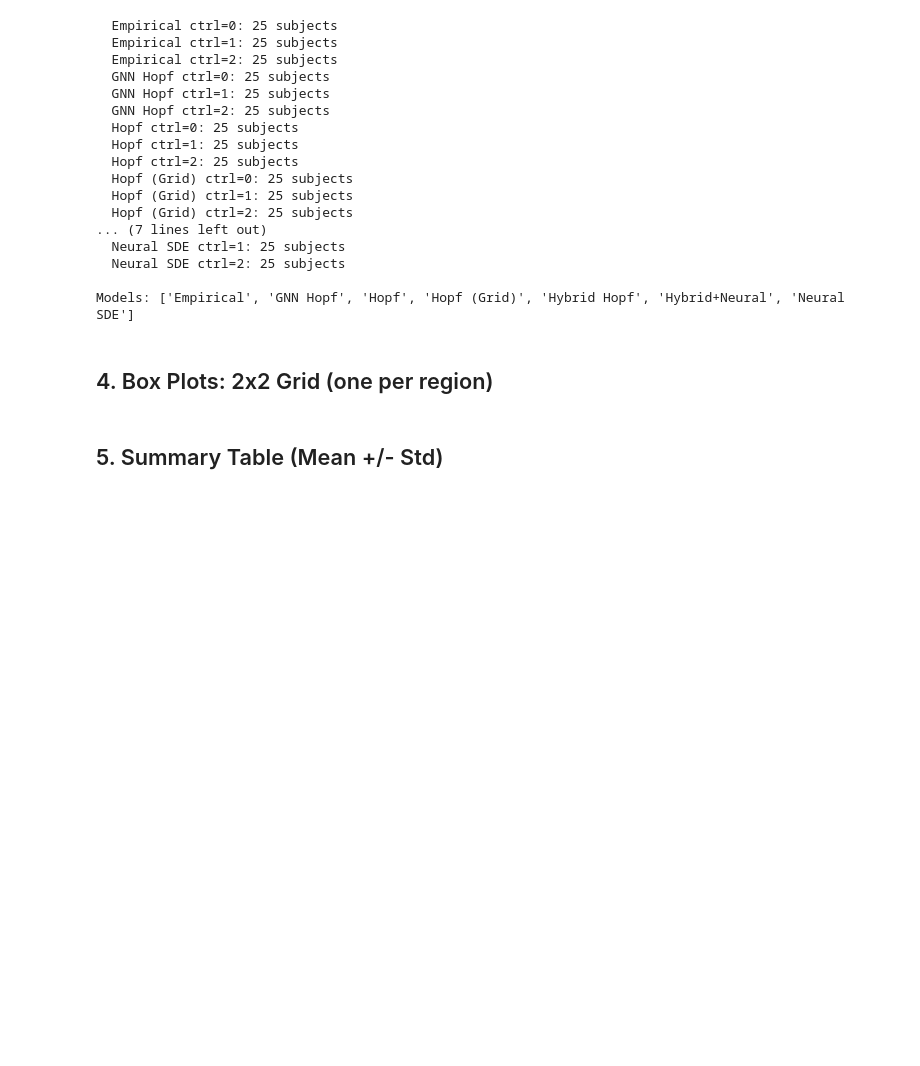
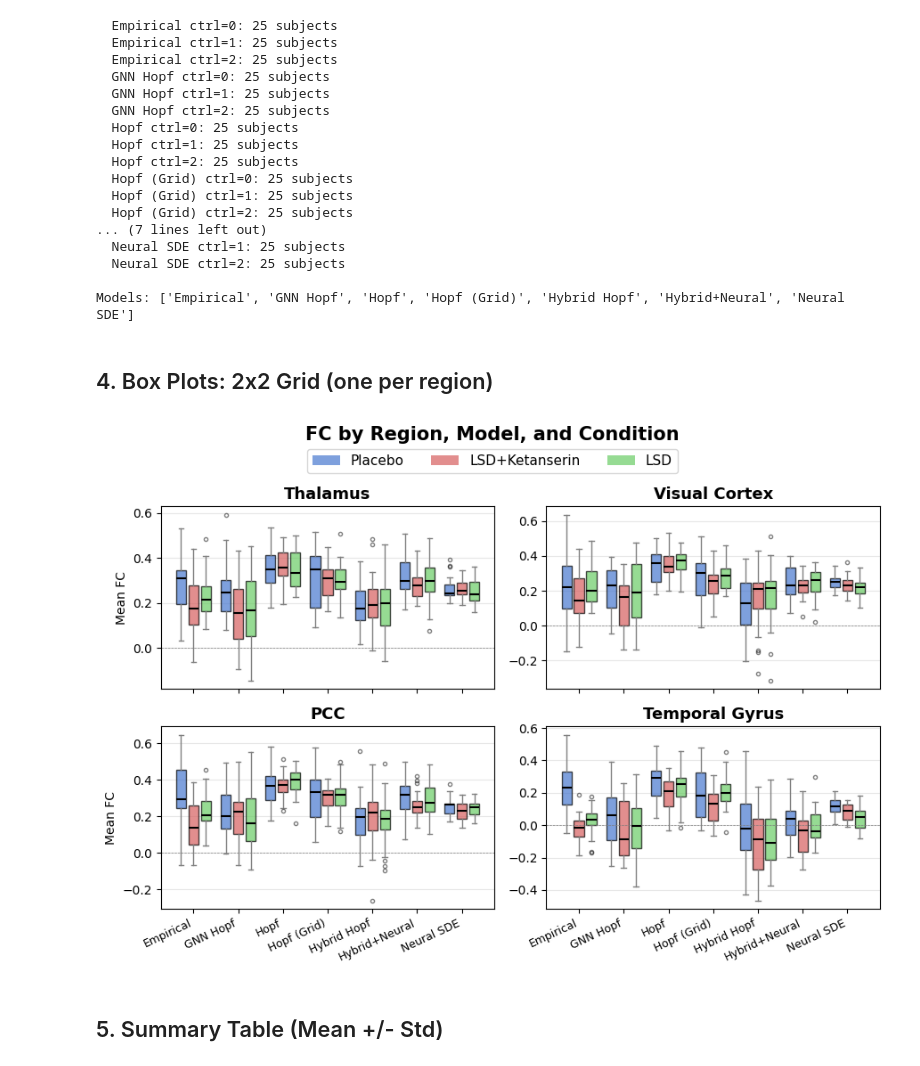
Before and after one commit to dani2442/neuroscience_control, a Jupyter notebook: examples/fc_boxplots.ipynb, the cells around one changed output. Saved outputs shown, nothing was run; the diff lists cells and outputs as text; code cells hidden in the pictures; blank space fills up the shorter version.

```diff
--- a/examples/fc_boxplots.ipynb
+++ b/examples/fc_boxplots.ipynb
@@ -193,7 +193,7 @@ n_conds = len(ctrl_vals)
 box_width = 0.25
 group_width = n_conds * box_width + 0.15  # spacing between model groups
 
-fig, axes = plt.subplots(2, 2, figsize=(18, 12))
+fig, axes = plt.subplots(2, 2, figsize=(9, 6))
 axes = axes.flatten()
 
 for roi_idx in range(n_rois):
@@ -212,35 +212,40 @@ for roi_idx in range(n_rois):
 
             bp = ax.boxplot(
                 values, positions=[pos], widths=box_width * 0.8,
                 patch_artist=True, manage_ticks=False,
                 boxprops=dict(facecolor=color, alpha=0.7),
                 medianprops=dict(color="black", linewidth=1.5),
                 whiskerprops=dict(color="gray"),
                 capprops=dict(color="gray"),
                 flierprops=dict(marker="o", markersize=3, alpha=0.5),
             )
             all_bp.append(bp)
 
     # X-axis: model names at group centers
     ax.set_xticks([mi * group_width for mi in range(n_models)])
-    ax.set_xticklabels(model_names, rotation=25, ha="right", fontsize=9)
-    ax.set_ylabel("Mean FC (off-diagonal)", fontsize=10)
+    if roi_idx>1:
+        ax.set_xticklabels(model_names, rotation=25, ha="right", fontsize=9)
+    else:
+        ax.set_xticklabels([])
+    if roi_idx%2==0: ax.set_ylabel("Mean FC", fontsize=10)
     ax.set_title(ROI_NAMES[roi_idx], fontsize=13, fontweight="bold")
     ax.grid(axis="y", alpha=0.3)
     ax.axhline(0, color="gray", linewidth=0.5, linestyle="--")
 
 # Shared legend
 legend_patches = [
     mpatches.Patch(facecolor=CONDITION_COLORS[cv], alpha=0.7, label=CONDITION_LABELS[cv])
     for cv in ctrl_vals
 ]
 fig.legend(handles=legend_patches, loc="upper center", ncol=n_conds, fontsize=11,
            bbox_to_anchor=(0.5, 1.0), frameon=True)
 
 fig.suptitle("FC by Region, Model, and Condition", fontsize=15, fontweight="bold", y=1.03)
 plt.tight_layout()
 plt.savefig("paper/images/lsd/fc_boxplots_by_region.pdf", bbox_inches="tight", dpi=150)
 plt.show()
+# %% [output]
+[figure, added]
 # %% [markdown]
 ## 5. Summary Table (Mean +/- Std)
 # %%
```
Also changed, not shown: parts of 3 cells of this notebook, 4 other files.
